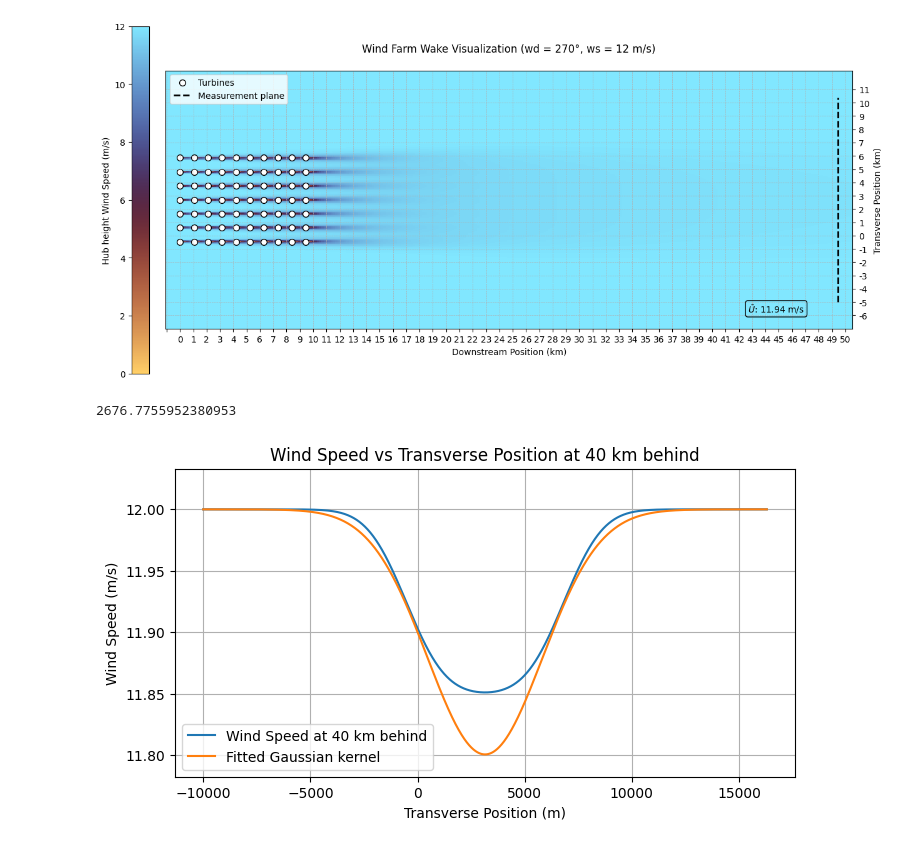
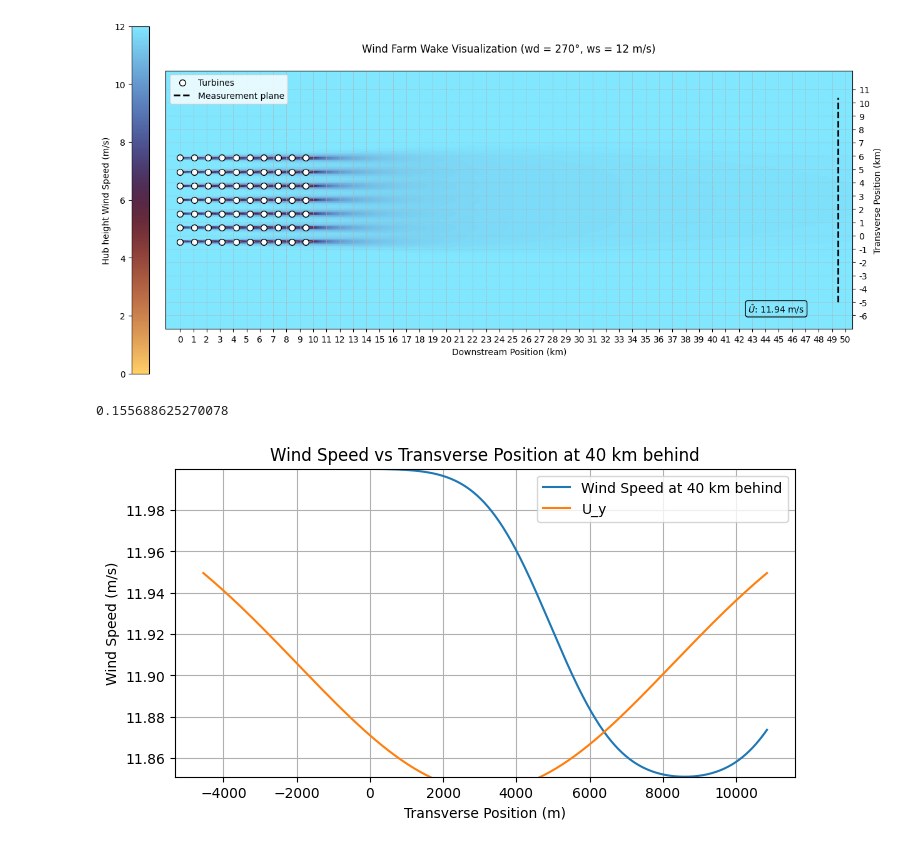
Before and after one commit to marcinsadowy/WTABL, a Jupyter notebook: TurbOPark.ipynb, the cells around one changed output. Saved outputs shown, nothing was run; the diff lists cells and outputs as text; code cells hidden in the pictures.

```diff
--- a/TurbOPark.ipynb
+++ b/TurbOPark.ipynb
@@ -92,11 +92,12 @@ ws_meas = np.squeeze(
 # Wake width
 y_wake = y_meas[np.round(ws_meas, 3) != ws]
 w_wake = max(y_wake) - min(y_wake)
+ws_wake = ws_meas[np.argmin(y_wake): np.argmax(y_wake)+1]
 
 ext = abs(min(y_wake)) + 1000 # Distance to extend flowmap and axes by
 
 # Mean wind speed at x_end
-ws_avg_meas = np.mean(ws_meas[np.argmin(y_wake): np.argmax(y_wake)])
+ws_avg_meas = np.mean(ws_wake)
 
 print(f"Measurement plane: {km_behind} km behind")
 print(f'Wake width: {w_wake/1000:.1f} km')
@@ -149,28 +147,37 @@ plt.tight_layout()
 [figure]
 # %%
 plt.figure(figsize=(8, 4))
-plt.plot(y_meas, ws_meas, label=f'Wind Speed at {km_behind} km behind')
+plt.plot(y_wake, ws_wake, label=f'Wind Speed at {km_behind} km behind')
 
+'''
 mu = max(y) / 2
 sigma = D/2*((w_wake-max(y))/2 / max(y)) * x_meas/1000
 print(sigma)
 
 gk = ws - (sigma/2 * (1 / (np.sqrt(2 * np.pi * sigma**2)) * np.exp(-(y_meas - mu)**2 / (2 * sigma**2))))
 plt.plot(y_meas, gk, label='Fitted Gaussian kernel')
+'''
+
+k = 0.04
+
+sigma = max(y)/2 + k*x_meas
+
+U_max_def = ((ws - 11.87) * w_wake) / (np.sqrt(2*np.pi)*sigma)
+
+U_y = U_max_def * np.exp(-(y_wake - np.median(y_wake))**2 / (2*sigma**2))
+
+print(np.max(U_y))
+
+plt.plot(y_wake, (ws-U_y), label='U_y')
 
 plt.xlabel('Transverse Position (m)')
 plt.ylabel('Wind Speed (m/s)')
 
-# Convert min(y_wake) and max(y_wake) to integers for indexing
-min_idx = int(min(y_wake))
-max_idx = int(max(y_wake))
-mid = ws_meas[min_idx] + (ws_meas[max_idx] - ws_meas[min_idx]) / 2
-
-plt.ylim(mid - 0.013 * mid, mid + 0.008 * mid)
+plt.ylim(min(ws_wake), max(ws_wake))
 plt.title(f'Wind Speed vs Transverse Position at {km_behind} km behind')
 plt.legend()
 plt.grid(True)
 plt.show()
 # %% [output]
-2676.7755952380953
+0.155688625270078
-[figure, old version]
+[figure, new version]
```
Also changed, not shown: parts of 2 cells of this notebook.
